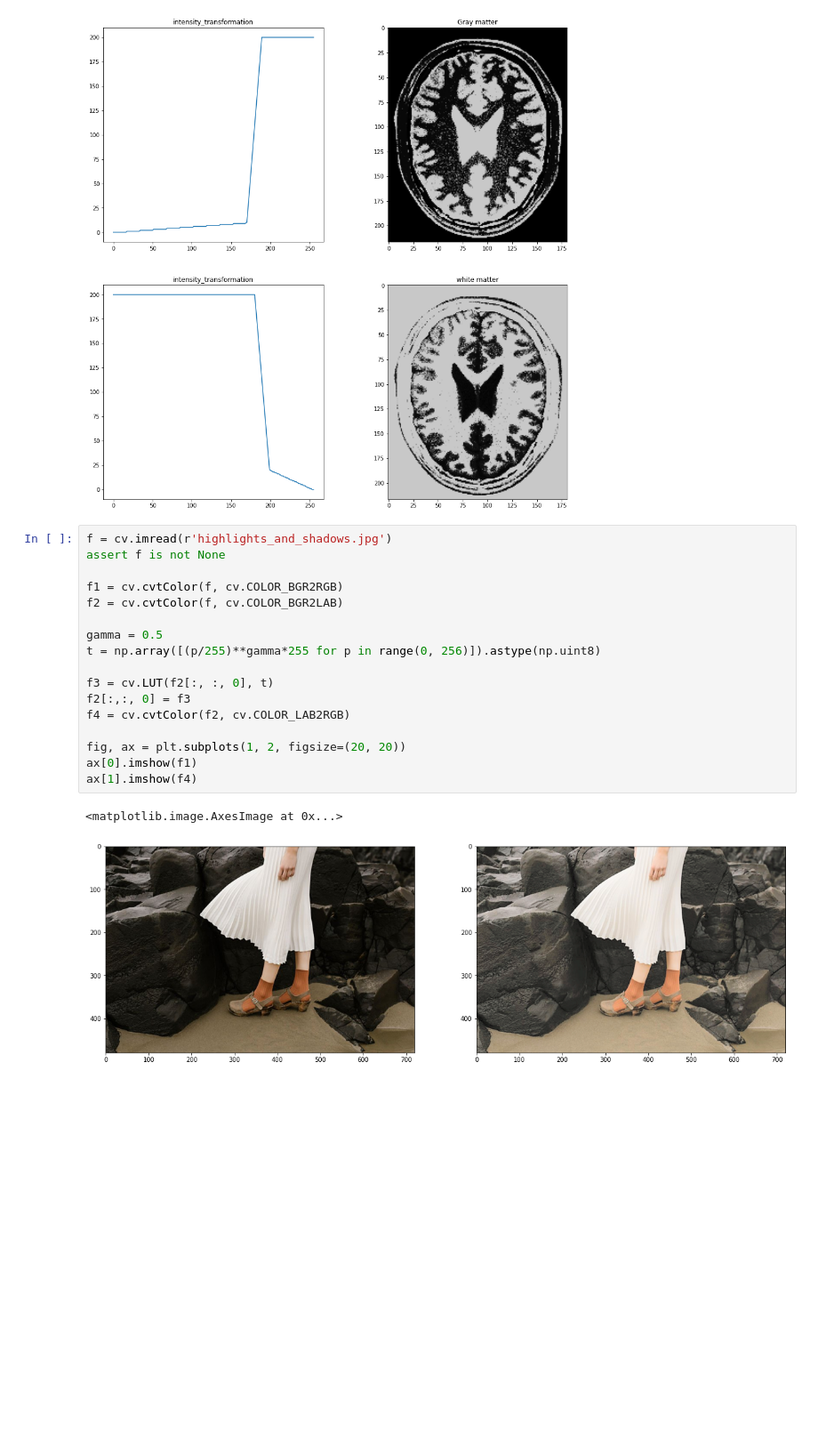
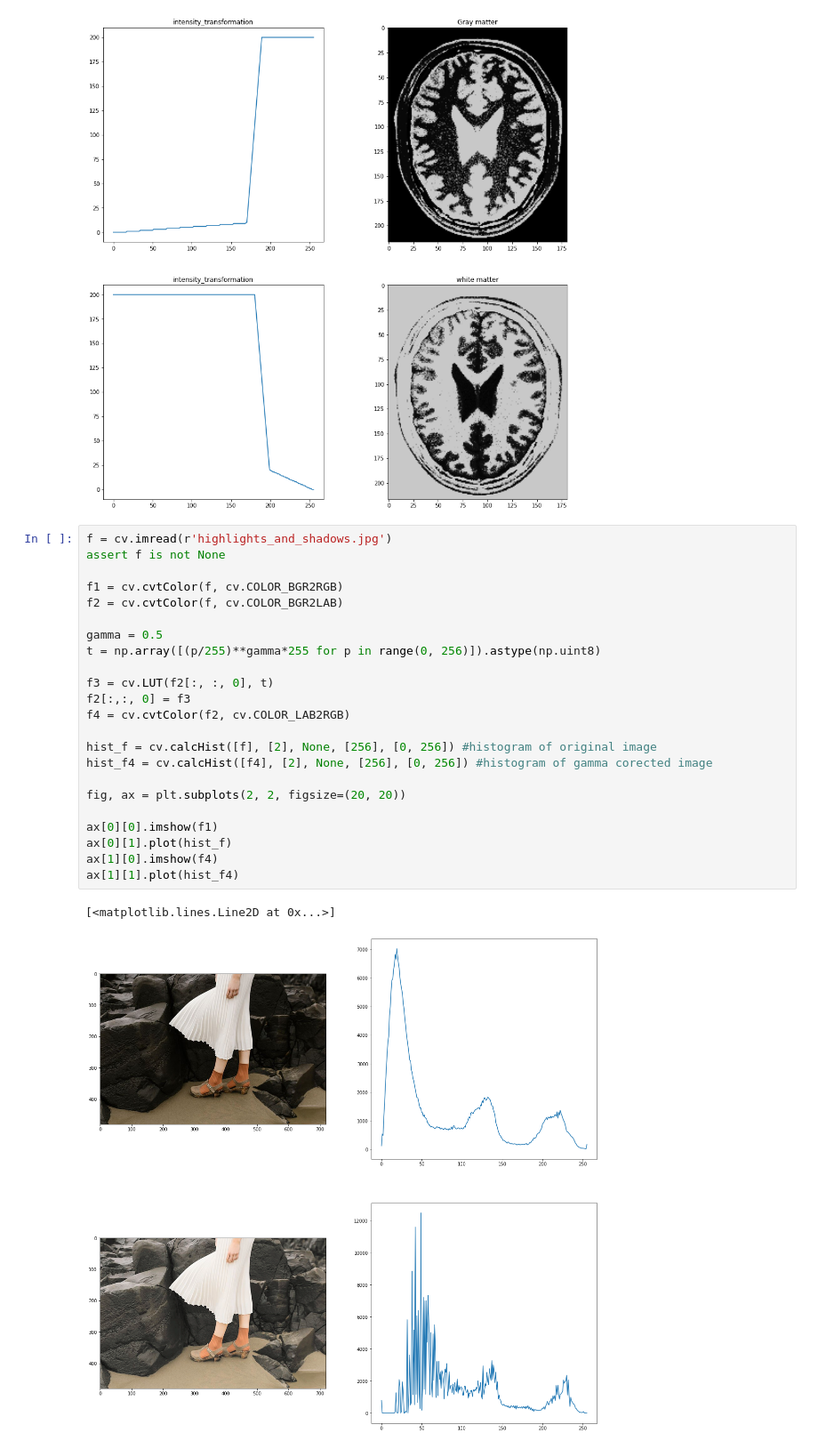
Before and after one commit to Thilanka1999/Computer-Vision-and-Image-Processing, a Jupyter notebook: assignment 1/As1.ipynb, the cells around one changed output. Shown at 89% size. Saved outputs shown, nothing was run; the diff lists cells and outputs as text; blank space fills up the shorter version.

```diff
--- a/assignment 1/As1.ipynb
+++ b/assignment 1/As1.ipynb
@@ -103,20 +103,26 @@ Text(0.5, 1.0, 'white matter')
 # %%
 f = cv.imread(r'highlights_and_shadows.jpg')
 assert f is not None
 
 f1 = cv.cvtColor(f, cv.COLOR_BGR2RGB)
 f2 = cv.cvtColor(f, cv.COLOR_BGR2LAB)
 
 gamma = 0.5
 t = np.array([(p/255)**gamma*255 for p in range(0, 256)]).astype(np.uint8)
 
 f3 = cv.LUT(f2[:, :, 0], t)
 f2[:,:, 0] = f3
 f4 = cv.cvtColor(f2, cv.COLOR_LAB2RGB)
 
-fig, ax = plt.subplots(1, 2, figsize=(20, 20))
-ax[0].imshow(f1)
-ax[1].imshow(f4)
+hist_f = cv.calcHist([f], [2], None, [256], [0, 256]) #histogram of original image
+hist_f4 = cv.calcHist([f4], [2], None, [256], [0, 256]) #histogram of gamma corected image
+
+fig, ax = plt.subplots(2, 2, figsize=(20, 20))
+
+ax[0][0].imshow(f1)
+ax[0][1].plot(hist_f)
+ax[1][0].imshow(f4)
+ax[1][1].plot(hist_f4)
 # %% [output]
-<matplotlib.image.AxesImage at 0x...>
+[<matplotlib.lines.Line2D at 0x...>]
-[figure, old version]
+[figure, new version]
```
Also changed, not shown: parts of 1 cell of this notebook.
